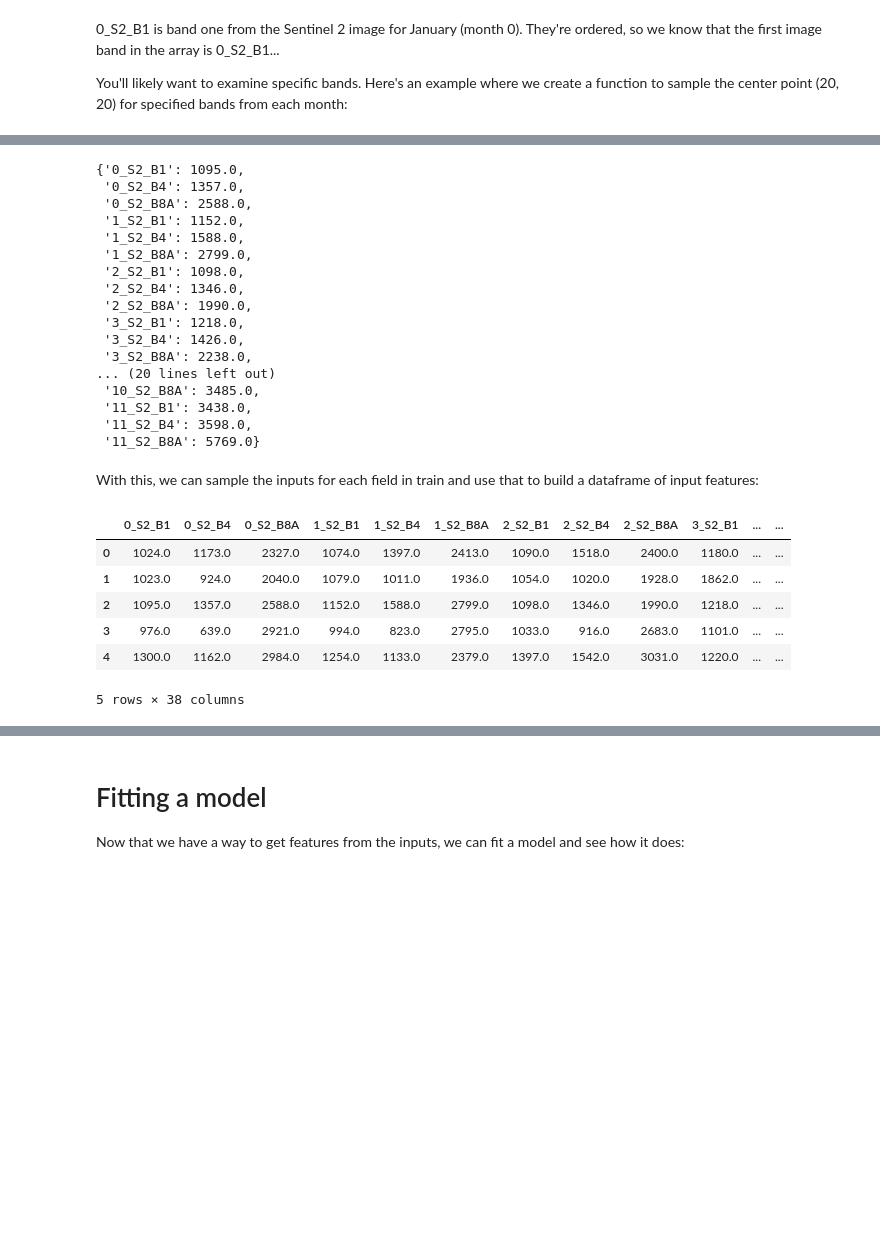
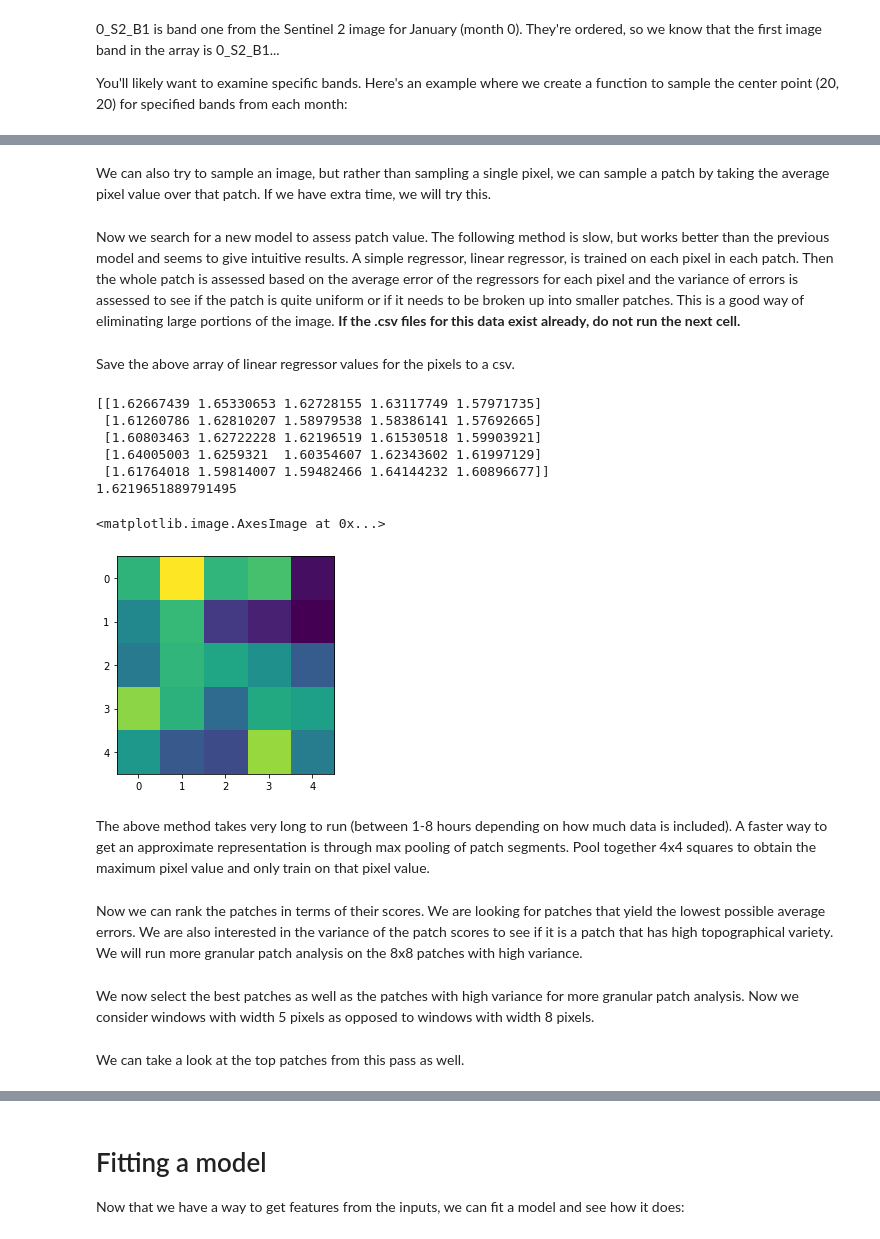
Before and after one commit to sam-ghala/CoRNN, a Jupyter notebook: data/Starter_Notebook_CGIAR_Yield_Estimation.ipynb, the cells around one changed output, grey strips where cells are left out. Saved outputs shown, nothing was run; the diff lists cells and outputs as text; code cells hidden in the pictures; blank space fills up the shorter version.

```diff
--- a/data/Starter_Notebook_CGIAR_Yield_Estimation.ipynb
+++ b/data/Starter_Notebook_CGIAR_Yield_Estimation.ipynb
@@ -229,9 +289,11 @@ You'll likely want to examine specific bands. Here's an example where we create
+# %% [markdown]
+We can also try to sample an image, but rather than sampling a single pixel, we can sample a patch by taking the average pixel value over that patch. If we have extra time, we will try this.
 # %%
-def process_im(fid, folder='image_arrays_train'):
+def sample_patch(fid, pixel_a, pixel_b, size, folder='image_arrays_train'):
   fn = f'{folder}/{fid}.npy'
   arr = np.load(fn)
   bands = ['S2_B1', 'S2_B2', 'S2_B3', 'S2_B4', 'S2_B5', 'S2_B6', 'S2_B7', 'S2_B8', 'S2_B8A', 'S2_B9', 'S2_B10', 'S2_B11', 'S2_B12', 'S2_QA10', 'S2_QA20', 'S2_QA60', 'CLIM_aet', 'CLIM_def', 'CLIM_pdsi', 'CLIM_pet', 'CLIM_pr', 'CLIM_ro', 'CLIM_soil', 'CLIM_srad', 'CLIM_swe', 'CLIM_tmmn', 'CLIM_tmmx', 'CLIM_vap', 'CLIM_vpd', 'CLIM_vs']
-  bands_of_interest = [bands[0], bands[3], bands[8]]
+  bands_of_interest = bands[0:14]
   values = {}
   for month in range(12):
     bns = [str(month) + '_' + b for b in bands_of_interest] # Bands of interest for this month
@@ -240,48 +302,10 @@ def process_im(fid, folder='image_arrays_train'):
     vs = np.empty(idxs[0].size)
     i=0
     for idx in idxs[0]:
-        vs[i] = arr[idx, 20, 20]
+        vs[i] = np.mean(arr[idx, pixel_a:pixel_a+size, pixel_b:pixel_b+size])
         i+=1
-    #vs = arr[idxs, 20, 20]
     for bn, v in zip(bns, vs):
         values[bn] = v
   return values
-
-# Example
-process_im('35AFSDD')
-# %% [output]
-{'0_S2_B1': 1095.0,
- '0_S2_B4': 1357.0,
- '0_S2_B8A': 2588.0,
- '1_S2_B1': 1152.0,
- '1_S2_B4': 1588.0,
- '1_S2_B8A': 2799.0,
- '2_S2_B1': 1098.0,
- '2_S2_B4': 1346.0,
- '2_S2_B8A': 1990.0,
- '3_S2_B1': 1218.0,
- '3_S2_B4': 1426.0,
- '3_S2_B8A': 2238.0,
-... (20 lines left out)
- '10_S2_B8A': 3485.0,
- '11_S2_B1': 3438.0,
- '11_S2_B4': 3598.0,
- '11_S2_B8A': 5769.0}
-# %% [markdown]
-With this, we can sample the inputs for each field in train and use that to build a dataframe of input features:
-# %%
-# Make a new DF with the sampled values from each field
-train_sampled = pd.DataFrame([process_im(fid) for fid in train['Field_ID'].values])
-
-# Add in the field ID and yield
-train_sampled['Field_ID'] = train['Field_ID'].values
-train_sampled['Yield'] = train['Yield'].values
-train_sampled.head()
-# %% [output]
-|  | 0_S2_B1 | 0_S2_B4 | 0_S2_B8A | 1_S2_B1 | 1_S2_B4 | 1_S2_B8A | 2_S2_B1 | 2_S2_B4 | 2_S2_B8A | 3_S2_B1 | ... | ... |
-| 0 | 1024.0 | 1173.0 | 2327.0 | 1074.0 | 1397.0 | 2413.0 | 1090.0 | 1518.0 | 2400.0 | 1180.0 | ... | ... |
-| 1 | 1023.0 | 924.0 | 2040.0 | 1079.0 | 1011.0 | 1936.0 | 1054.0 | 1020.0 | 1928.0 | 1862.0 | ... | ... |
-| 2 | 1095.0 | 1357.0 | 2588.0 | 1152.0 | 1588.0 | 2799.0 | 1098.0 | 1346.0 | 1990.0 | 1218.0 | ... | ... |
-| 3 | 976.0 | 639.0 | 2921.0 | 994.0 | 823.0 | 2795.0 | 1033.0 | 916.0 | 2683.0 | 1101.0 | ... | ... |
-| 4 | 1300.0 | 1162.0 | 2984.0 | 1254.0 | 1133.0 | 2379.0 | 1397.0 | 1542.0 | 3031.0 | 1220.0 | ... | ... |
-5 rows × 38 columns
+# %% [markdown]
+Now we search for a new model to assess patch value. The following method is slow, but works better than the previous model and seems to give intuitive results. A simple regressor, linear regressor, is trained on each pixel in each patch. Then the whole patch is assessed based on the average error of the regressors for each pixel and the variance of errors is assessed to see if the patch is quite uniform or if it needs to be broken up into smaller patches. This is a good way of eliminating large portions of the image. **If the .csv files for this data exist already, do not run the next cell.**
@@ -287,0 +372,2 @@ train_sampled.head()
+# %% [markdown]
+Save the above array of linear regressor values for the pixels to a csv.
@@ -287,0 +376,23 @@ train_sampled.head()
+# %%
+# take a look at some of the values from the run
+# load the desired image_scores
+image_scores = np.genfromtxt('image_scores_FULL.csv', delimiter=',')
+plt.imshow(image_scores)
+print(image_scores[18:23,18:23])
+print(image_scores[20,20])
+plt.imshow(image_scores[18:23,18:23])
+# %% [output]
+[[1.62667439 1.65330653 1.62728155 1.63117749 1.57971735]
+ [1.61260786 1.62810207 1.58979538 1.58386141 1.57692665]
+ [1.60803463 1.62722228 1.62196519 1.61530518 1.59903921]
+ [1.64005003 1.6259321  1.60354607 1.62343602 1.61997129]
+ [1.61764018 1.59814007 1.59482466 1.64144232 1.60896677]]
+1.6219651889791495
+<matplotlib.image.AxesImage at 0x...>
+[figure, added]
+# %% [markdown]
+The above method takes very long to run (between 1-8 hours depending on how much data is included). A faster way to get an approximate representation is through max pooling of patch segments. Pool together 4x4 squares to obtain the maximum pixel value and only train on that pixel value.
+# %% [markdown]
+Now we can rank the patches in terms of their scores. We are looking for patches that yield the lowest possible average errors. We are also interested in the variance of the patch scores to see if it is a patch that has high topographical variety. We will run more granular patch analysis on the 8x8 patches with high variance.
+# %% [markdown]
+We now select the best patches as well as the patches with high variance for more granular patch analysis. Now we consider windows with width 5 pixels as opposed to windows with width 8 pixels.
@@ -287,0 +415,2 @@ train_sampled.head()
+# %% [markdown]
+We can take a look at the top patches from this pass as well.
```
Also changed, not shown: parts of 28 cells of this notebook.
